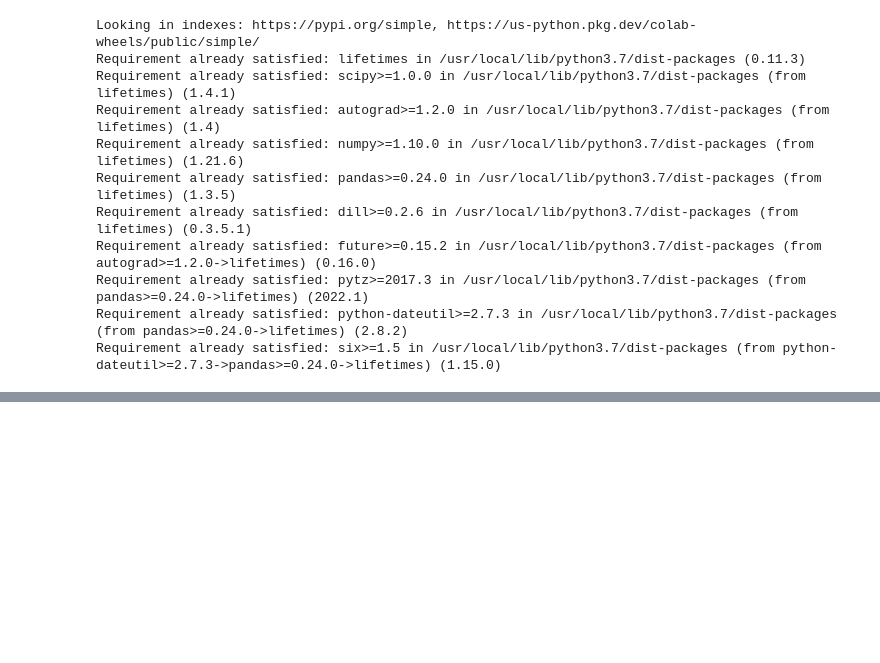
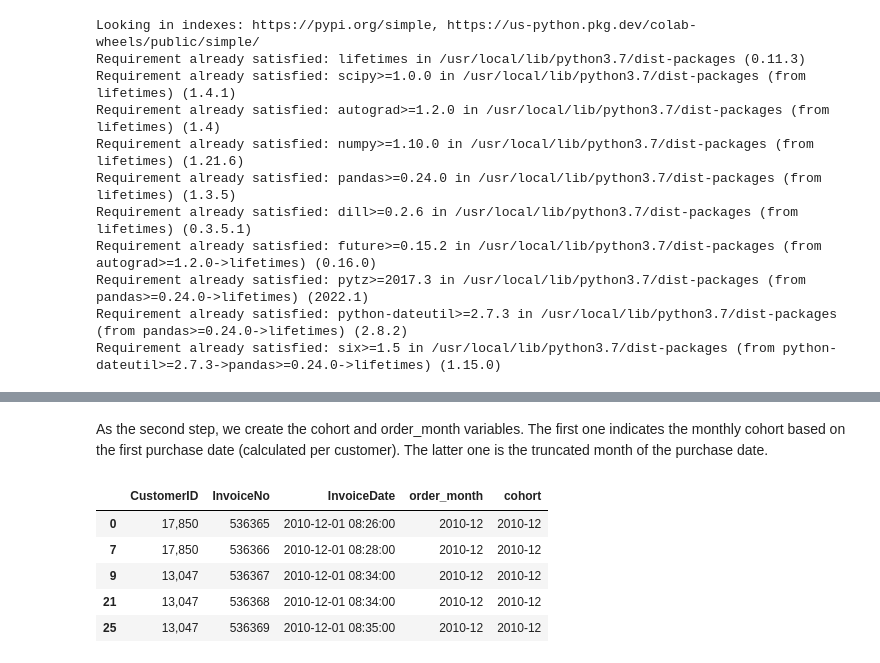
Before and after one commit to sandeepbansode/Basic_Python_Assignments, a Jupyter notebook: Capstone_Project_1_Propensity_Model.ipynb, the cells around one changed output, grey strips where cells are left out. Saved outputs shown, nothing was run; the diff lists cells and outputs as text; code cells hidden in the pictures; blank space fills up the shorter version.

```diff
--- a/Capstone_Project_1_Propensity_Model.ipynb
+++ b/Capstone_Project_1_Propensity_Model.ipynb
@@ -967,0 +1101,4 @@ pd.options.display.float_format = '{:,.0f}'.format
+# %%
+df = df[['CustomerID', 'InvoiceNo', 'InvoiceDate']].drop_duplicates()
+# %% [markdown]
+As the second step, we create the cohort and order_month variables. The first one indicates the monthly cohort based on the first purchase date (calculated per customer). The latter one is the truncated month of the purchase date.
@@ -967,0 +1110,9 @@ pd.options.display.float_format = '{:,.0f}'.format
+# %%
+df.head()
+# %% [output]
+|  | CustomerID | InvoiceNo | InvoiceDate | order_month | cohort |
+| 0 | 17,850 | 536365 | 2010-12-01 08:26:00 | 2010-12 | 2010-12 |
+| 7 | 17,850 | 536366 | 2010-12-01 08:28:00 | 2010-12 | 2010-12 |
+| 9 | 13,047 | 536367 | 2010-12-01 08:34:00 | 2010-12 | 2010-12 |
+| 21 | 13,047 | 536368 | 2010-12-01 08:34:00 | 2010-12 | 2010-12 |
+| 25 | 13,047 | 536369 | 2010-12-01 08:35:00 | 2010-12 | 2010-12 |
```
Also changed, not shown: parts of 25 cells of this notebook.
